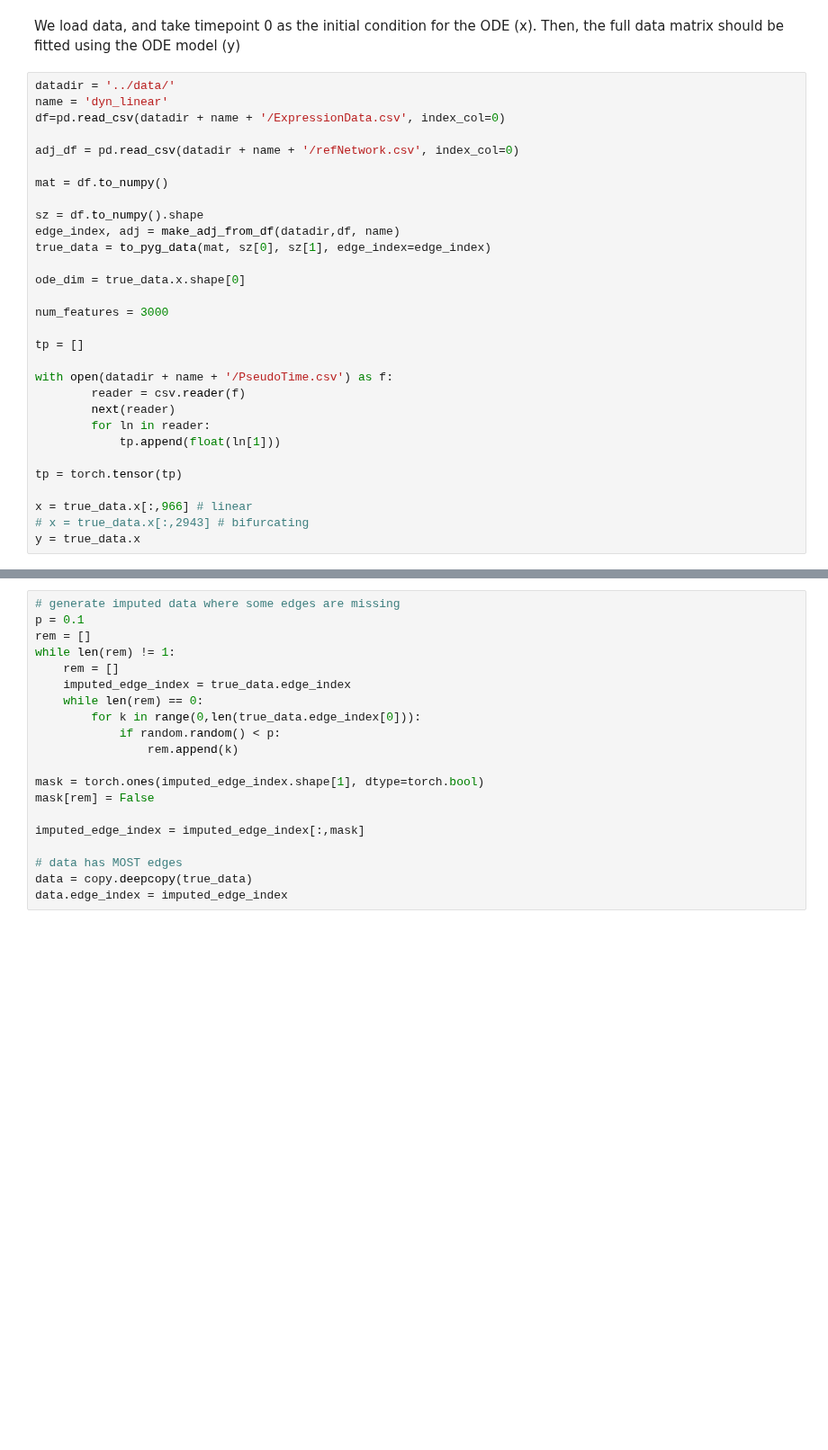
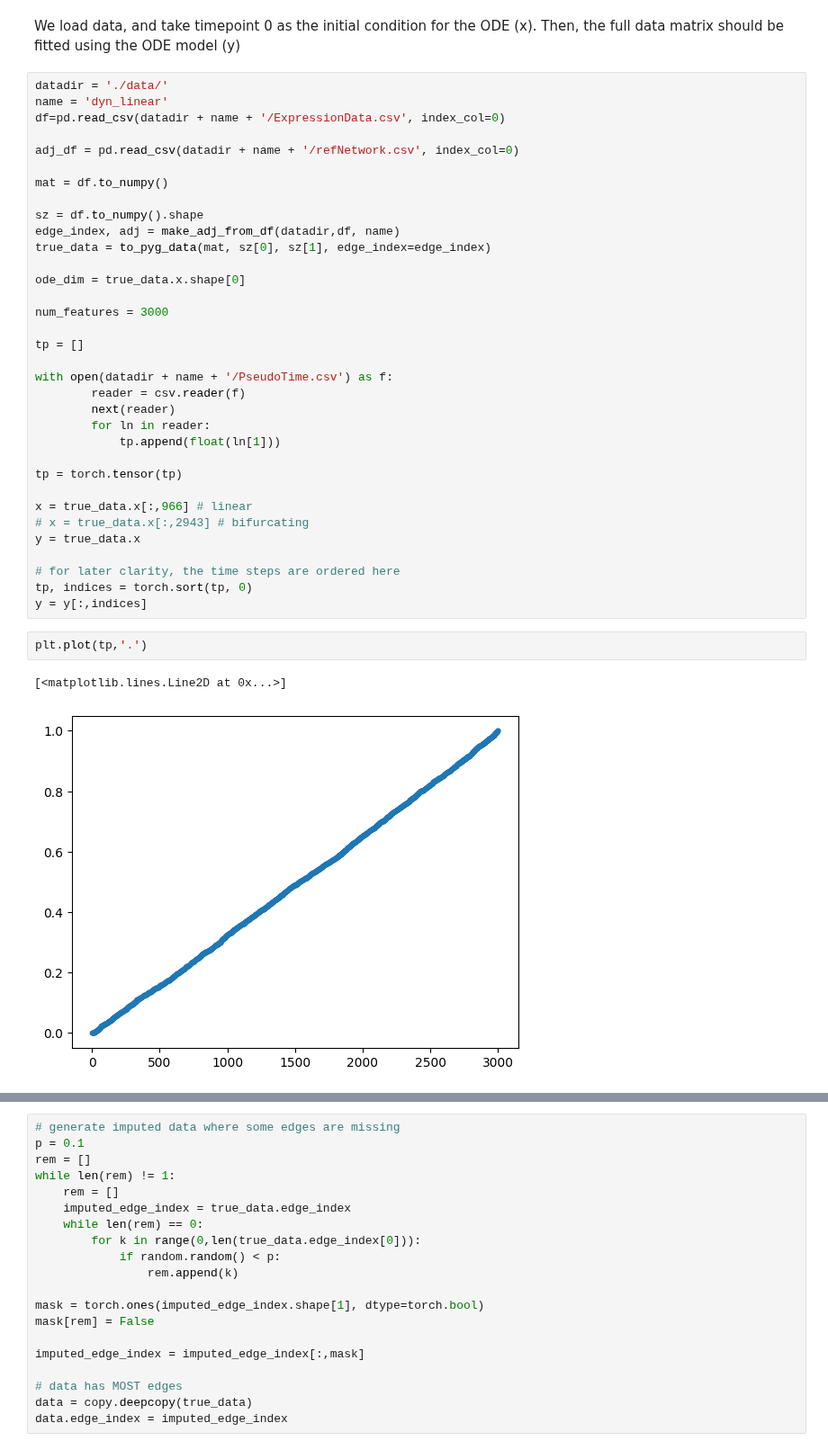
Before and after one commit to elenaquei/BioML, a Jupyter notebook: nODE_using_GAE_output.ipynb, the cells around one changed output, grey strips where cells are left out. Shown at 90% size. Drawn from its saved outputs; the diff is of its cells as text; blank space fills up the shorter version.

Commit message:
ordered tp, uncovered problems
if tp is ordered, you notice that the time used by boolODE is discretized and that there is significant stochasticity in the results

```diff
--- a/nODE_using_GAE_output.ipynb
+++ b/nODE_using_GAE_output.ipynb
@@ -19,7 +19,7 @@ device = 'cpu'#torch.device('cuda' if torch.cuda.is_available() else 'cpu')''
 # %% [markdown]
 We load data, and take timepoint 0 as the initial condition for the ODE (x). Then, the full data matrix should be fitted using the ODE model (y)
 # %%
-datadir = '../data/'
+datadir = './data/'
 name = 'dyn_linear'
 df=pd.read_csv(datadir + name + '/ExpressionData.csv', index_col=0)
 
@@ -48,3 +48,12 @@ tp = torch.tensor(tp)
 x = true_data.x[:,966] # linear
 # x = true_data.x[:,2943] # bifurcating
 y = true_data.x
+
+# for later clarity, the time steps are ordered here
+tp, indices = torch.sort(tp, 0)
+y = y[:,indices]
+# %%
+plt.plot(tp,'.')
+# %% [output]
+[<matplotlib.lines.Line2D at 0x...>]
+[figure, added]
```
Also changed, not shown: parts of 9 cells of this notebook, 1 other file.
